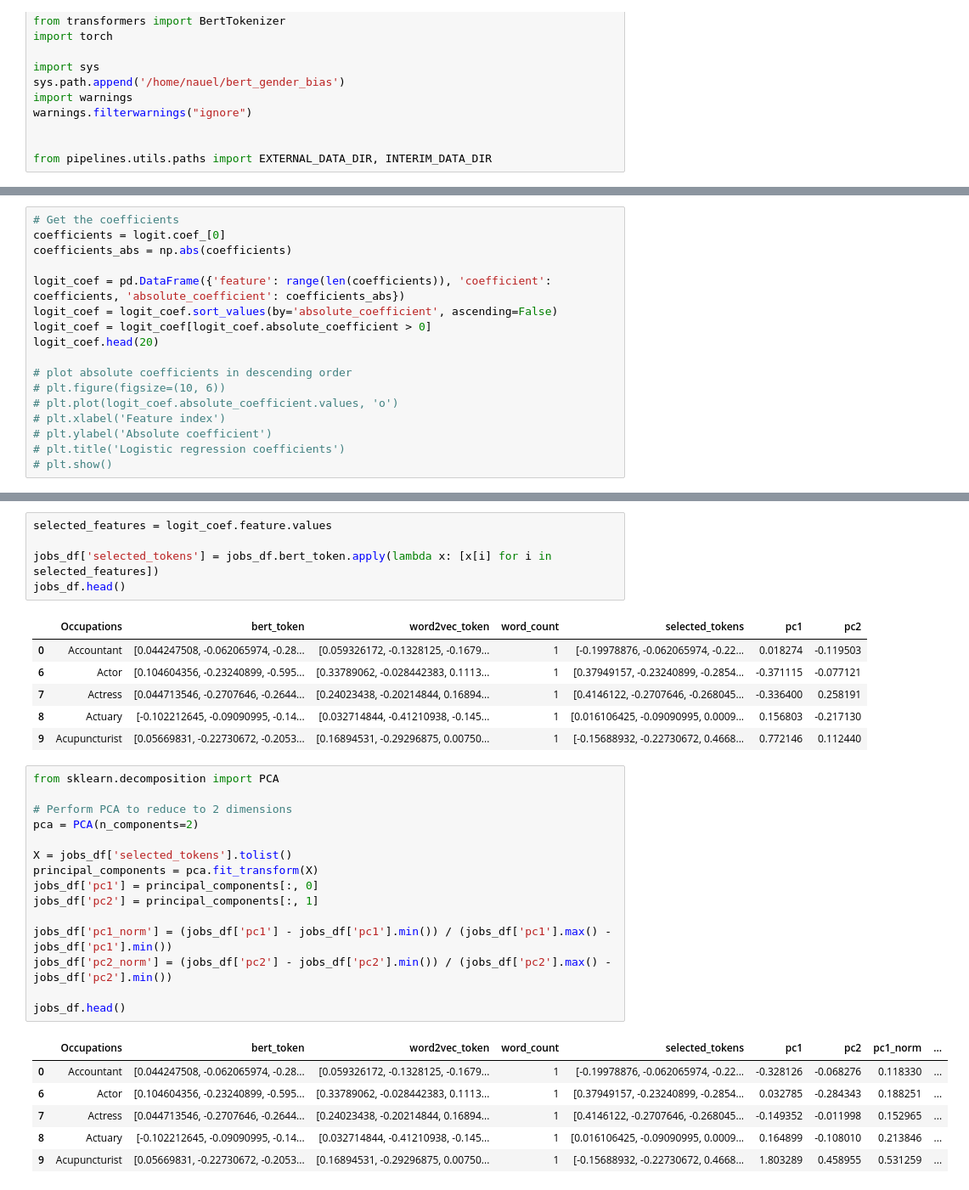
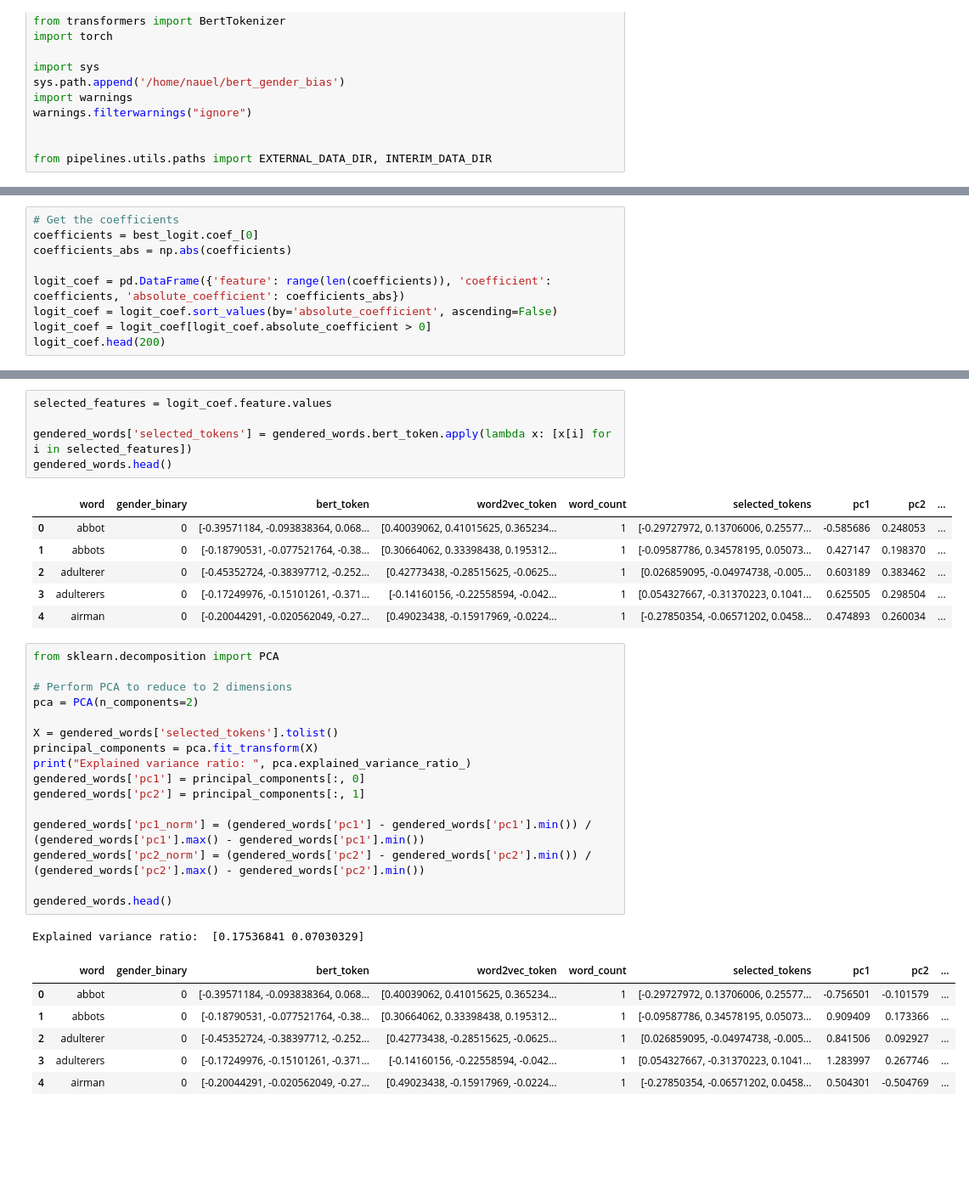
Before and after one commit to NauelSerraino/BERT-Gender-Bias, a Jupyter notebook: notebooks/02_e2e_gendered_words .ipynb, the cells around one changed output, grey strips where cells are left out. Shown at 85% size. Drawn from its saved outputs; the diff is of its cells as text; blank space fills up the shorter version.

```diff
--- a/notebooks/02_e2e_gendered_words .ipynb
+++ b/notebooks/02_e2e_gendered_words .ipynb
@@ -102,19 +120,11 @@ Number of coefficients:  768
 # %%
 # Get the coefficients
-coefficients = logit.coef_[0]
+coefficients = best_logit.coef_[0]
 coefficients_abs = np.abs(coefficients)
 
 logit_coef = pd.DataFrame({'feature': range(len(coefficients)), 'coefficient': coefficients, 'absolute_coefficient': coefficients_abs})
 logit_coef = logit_coef.sort_values(by='absolute_coefficient', ascending=False)
 logit_coef = logit_coef[logit_coef.absolute_coefficient > 0]
-logit_coef.head(20)
-
-# plot absolute coefficients in descending order
-# plt.figure(figsize=(10, 6))
-# plt.plot(logit_coef.absolute_coefficient.values, 'o')
-# plt.xlabel('Feature index')
-# plt.ylabel('Absolute coefficient')
-# plt.title('Logistic regression coefficients')
-# plt.show()
+logit_coef.head(200)
 # %% [output]
 |  | feature | coefficient | absolute_coefficient |
@@ -132,36 +143,38 @@ logit_coef.head(20)
 # %%
 selected_features = logit_coef.feature.values
 
-jobs_df['selected_tokens'] = jobs_df.bert_token.apply(lambda x: [x[i] for i in selected_features])
-jobs_df.head()
+gendered_words['selected_tokens'] = gendered_words.bert_token.apply(lambda x: [x[i] for i in selected_features])
+gendered_words.head()
 # %% [output]
-|  | Occupations | bert_token | word2vec_token | word_count | selected_tokens | pc1 | pc2 |
-| 0 | Accountant | [0.044247508, -0.062065974, -0.28... | [0.059326172, -0.1328125, -0.1679... | 1 | [-0.19978876, -0.062065974, -0.22... | 0.018274 | -0.119503 |
-| 6 | Actor | [0.104604356, -0.23240899, -0.595... | [0.33789062, -0.028442383, 0.1113... | 1 | [0.37949157, -0.23240899, -0.2854... | -0.371115 | -0.077121 |
-| 7 | Actress | [0.044713546, -0.2707646, -0.2644... | [0.24023438, -0.20214844, 0.16894... | 1 | [0.4146122, -0.2707646, -0.268045... | -0.336400 | 0.258191 |
-| 8 | Actuary | [-0.102212645, -0.09090995, -0.14... | [0.032714844, -0.41210938, -0.145... | 1 | [0.016106425, -0.09090995, 0.0009... | 0.156803 | -0.217130 |
-| 9 | Acupuncturist | [0.05669831, -0.22730672, -0.2053... | [0.16894531, -0.29296875, 0.00750... | 1 | [-0.15688932, -0.22730672, 0.4668... | 0.772146 | 0.112440 |
+|  | word | gender_binary | bert_token | word2vec_token | word_count | selected_tokens | pc1 | pc2 | ... |
+| 0 | abbot | 0 | [-0.39571184, -0.093838364, 0.068... | [0.40039062, 0.41015625, 0.365234... | 1 | [-0.29727972, 0.13706006, 0.25577... | -0.585686 | 0.248053 | ... |
+| 1 | abbots | 0 | [-0.18790531, -0.077521764, -0.38... | [0.30664062, 0.33398438, 0.195312... | 1 | [-0.09587786, 0.34578195, 0.05073... | 0.427147 | 0.198370 | ... |
+| 2 | adulterer | 0 | [-0.45352724, -0.38397712, -0.252... | [0.42773438, -0.28515625, -0.0625... | 1 | [0.026859095, -0.04974738, -0.005... | 0.603189 | 0.383462 | ... |
+| 3 | adulterers | 0 | [-0.17249976, -0.15101261, -0.371... | [-0.14160156, -0.22558594, -0.042... | 1 | [0.054327667, -0.31370223, 0.1041... | 0.625505 | 0.298504 | ... |
+| 4 | airman | 0 | [-0.20044291, -0.020562049, -0.27... | [0.49023438, -0.15917969, -0.0224... | 1 | [-0.27850354, -0.06571202, 0.0458... | 0.474893 | 0.260034 | ... |
 # %%
 from sklearn.decomposition import PCA
 
 # Perform PCA to reduce to 2 dimensions
 pca = PCA(n_components=2)
 
-X = jobs_df['selected_tokens'].tolist()
+X = gendered_words['selected_tokens'].tolist()
 principal_components = pca.fit_transform(X)
-jobs_df['pc1'] = principal_components[:, 0]
-jobs_df['pc2'] = principal_components[:, 1]
+print("Explained variance ratio: ", pca.explained_variance_ratio_)
+gendered_words['pc1'] = principal_components[:, 0]
+gendered_words['pc2'] = principal_components[:, 1]
 
-jobs_df['pc1_norm'] = (jobs_df['pc1'] - jobs_df['pc1'].min()) / (jobs_df['pc1'].max() - jobs_df['pc1'].min())
-jobs_df['pc2_norm'] = (jobs_df['pc2'] - jobs_df['pc2'].min()) / (jobs_df['pc2'].max() - jobs_df['pc2'].min())
+gendered_words['pc1_norm'] = (gendered_words['pc1'] - gendered_words['pc1'].min()) / (gendered_words['pc1'].max() - gendered_words['pc1'].min())
+gendered_words['pc2_norm'] = (gendered_words['pc2'] - gendered_words['pc2'].min()) / (gendered_words['pc2'].max() - gendered_words['pc2'].min())
 
-jobs_df.head()
+gendered_words.head()
 # %% [output]
+Explained variance ratio:  [0.17536841 0.07030329]
-|  | Occupations | bert_token | word2vec_token | word_count | selected_tokens | pc1 | pc2 | pc1_norm | ... |
-| 0 | Accountant | [0.044247508, -0.062065974, -0.28... | [0.059326172, -0.1328125, -0.1679... | 1 | [-0.19978876, -0.062065974, -0.22... | -0.328126 | -0.068276 | 0.118330 | ... |
-| 6 | Actor | [0.104604356, -0.23240899, -0.595... | [0.33789062, -0.028442383, 0.1113... | 1 | [0.37949157, -0.23240899, -0.2854... | 0.032785 | -0.284343 | 0.188251 | ... |
-| 7 | Actress | [0.044713546, -0.2707646, -0.2644... | [0.24023438, -0.20214844, 0.16894... | 1 | [0.4146122, -0.2707646, -0.268045... | -0.149352 | -0.011998 | 0.152965 | ... |
-| 8 | Actuary | [-0.102212645, -0.09090995, -0.14... | [0.032714844, -0.41210938, -0.145... | 1 | [0.016106425, -0.09090995, 0.0009... | 0.164899 | -0.108010 | 0.213846 | ... |
-| 9 | Acupuncturist | [0.05669831, -0.22730672, -0.2053... | [0.16894531, -0.29296875, 0.00750... | 1 | [-0.15688932, -0.22730672, 0.4668... | 1.803289 | 0.458955 | 0.531259 | ... |
+|  | word | gender_binary | bert_token | word2vec_token | word_count | selected_tokens | pc1 | pc2 | ... |
+| 0 | abbot | 0 | [-0.39571184, -0.093838364, 0.068... | [0.40039062, 0.41015625, 0.365234... | 1 | [-0.29727972, 0.13706006, 0.25577... | -0.756501 | -0.101579 | ... |
+| 1 | abbots | 0 | [-0.18790531, -0.077521764, -0.38... | [0.30664062, 0.33398438, 0.195312... | 1 | [-0.09587786, 0.34578195, 0.05073... | 0.909409 | 0.173366 | ... |
+| 2 | adulterer | 0 | [-0.45352724, -0.38397712, -0.252... | [0.42773438, -0.28515625, -0.0625... | 1 | [0.026859095, -0.04974738, -0.005... | 0.841506 | 0.092927 | ... |
+| 3 | adulterers | 0 | [-0.17249976, -0.15101261, -0.371... | [-0.14160156, -0.22558594, -0.042... | 1 | [0.054327667, -0.31370223, 0.1041... | 1.283997 | 0.267746 | ... |
+| 4 | airman | 0 | [-0.20044291, -0.020562049, -0.27... | [0.49023438, -0.15917969, -0.0224... | 1 | [-0.27850354, -0.06571202, 0.0458... | 0.504301 | -0.504769 | ... |
 # %%
 import plotly.express as px
```
Also changed, not shown: parts of 11 cells of this notebook, 6 other files.
